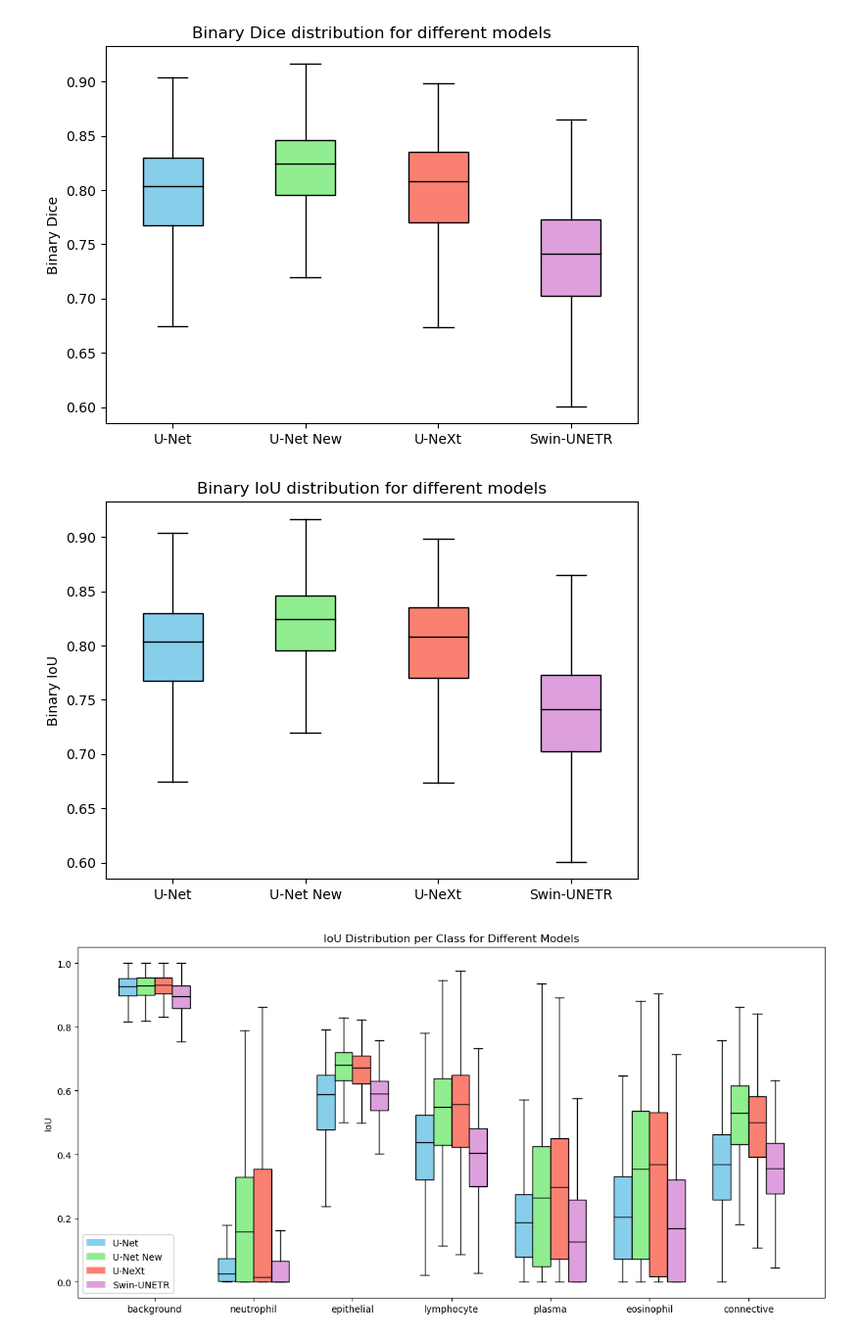
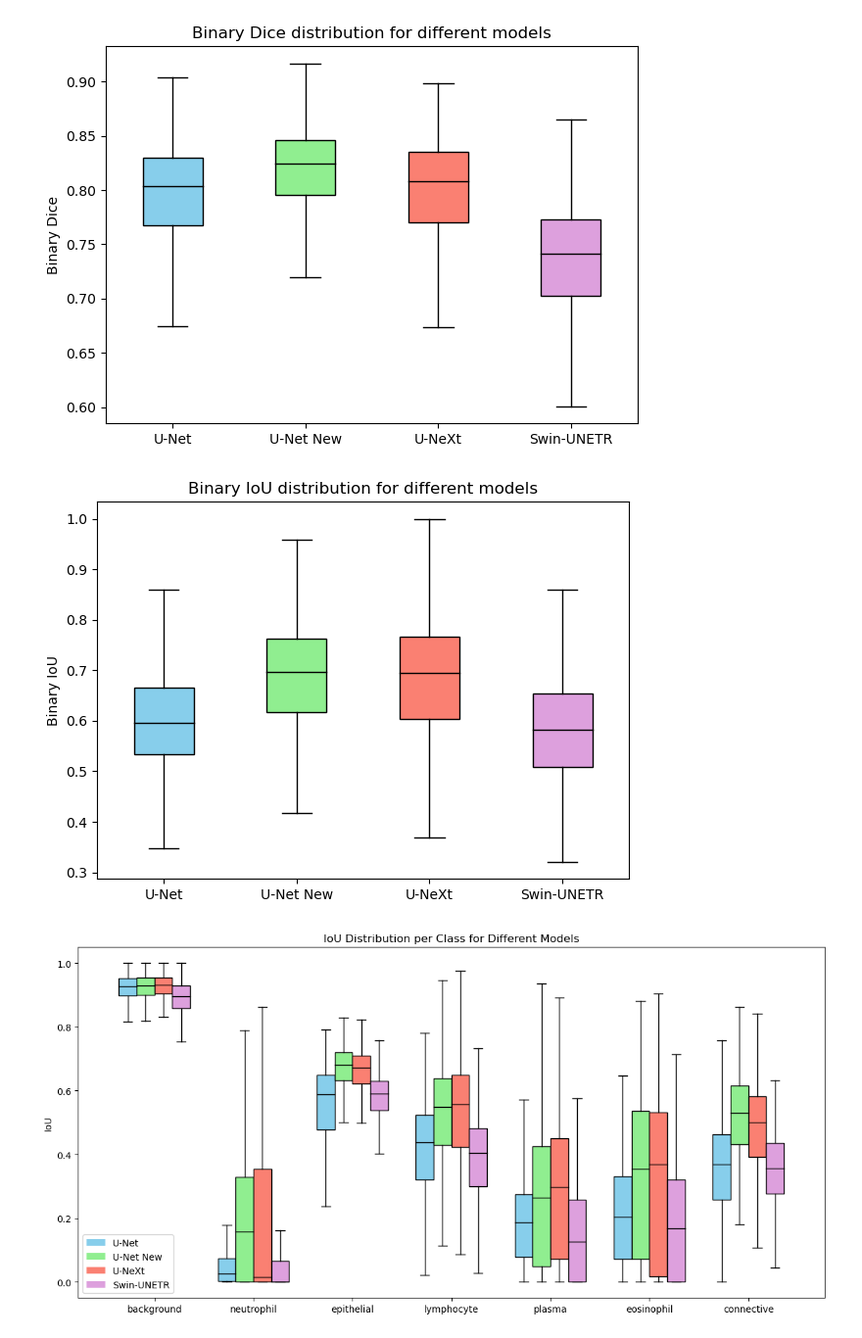
Before and after one commit to tckumarasekara/CRC-HnE-Segmentation-Prediction, a Jupyter notebook: temp.ipynb, the cells around one changed output. Shown at 98% size. Cells and saved outputs as stored; diff of their text form; code cells hidden in the pictures.

```diff
--- a/temp.ipynb
+++ b/temp.ipynb
@@ -540,38 +585,38 @@ plt.show()
 # %%
 metrics_unet_old = np.load("metrics_segs_unet_old.npy", allow_pickle=True)
 metrics_unet_new = np.load("metrics_segs_unet_new.npy", allow_pickle=True)
 metrics_unext = np.load("metrics_segs_unext.npy", allow_pickle=True)
 metrics_swinunetr = np.load("metrics_segs_swinunetr.npy", allow_pickle=True)
 
 data = [
-    metrics_unet_old[:, 5],
-    metrics_unet_new[:, 5],
-    metrics_unext[:, 5],
-    metrics_swinunetr[:, 5]
+    metrics_unet_old[:, 4],
+    metrics_unet_new[:, 4],
+    metrics_unext[:, 4],
+    metrics_swinunetr[:, 4]
 ]
 
 labels = ["U-Net", "U-Net New", "U-NeXt", "Swin-UNETR"]
 colors = ["skyblue", "lightgreen", "salmon", "plum"]
 
 plt.figure(figsize=(7,5))
 
 box =plt.boxplot(
     data,
     labels=labels,
     showfliers=False,
     patch_artist=True,
     medianprops=dict(color="black", linewidth=1)
 )
 
 for patch, color in zip(box["boxes"], colors):
     patch.set_facecolor(color)
 
 plt.ylabel("Binary IoU")
 plt.title("Binary IoU distribution for different models")
 
 plt.show()
 # %% [output]
-[figure, old version]
+[figure, new version]
 # %%
 import numpy as np
 import matplotlib.pyplot as plt
```
Also changed, not shown: parts of 6 cells of this notebook, 21 other files.
